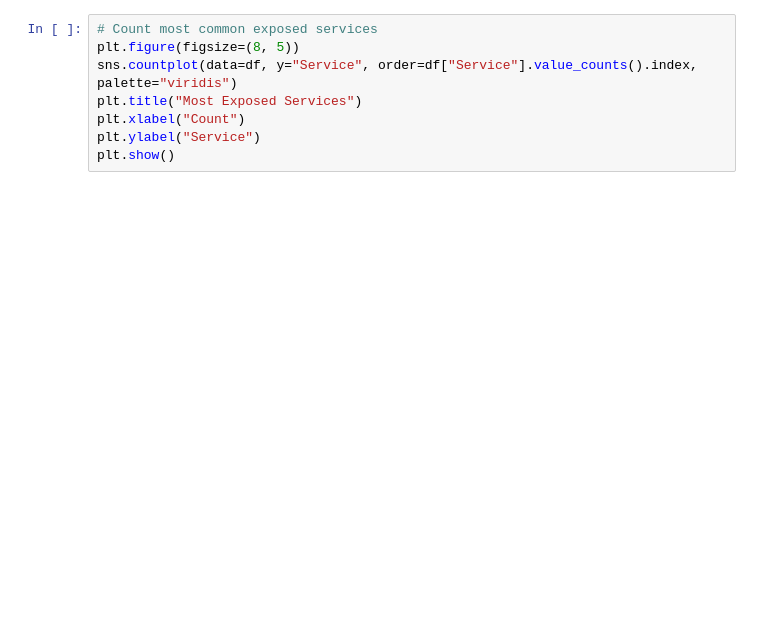
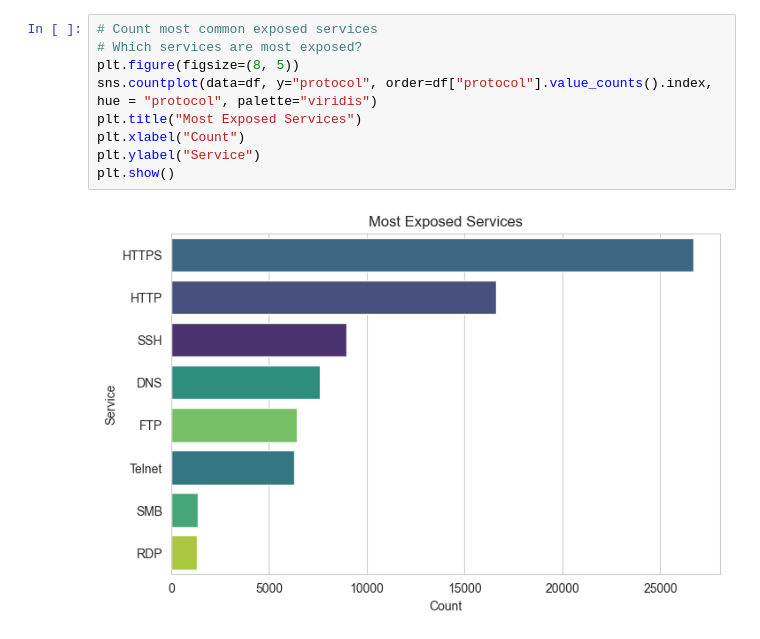
Before and after one commit to jessie-jamieson/ai_for_sec_workshop, a Jupyter notebook: notebooks/asm_explorer.ipynb, the cells around one changed output. Cells and saved outputs as stored; diff of their text form; blank space fills up the shorter version.

```diff
--- a/notebooks/asm_explorer.ipynb
+++ b/notebooks/asm_explorer.ipynb
@@ -66,9 +124,12 @@ plt.show()
 # %%
 # Count most common exposed services
+# Which services are most exposed?
 plt.figure(figsize=(8, 5))
-sns.countplot(data=df, y="Service", order=df["Service"].value_counts().index, palette="viridis")
+sns.countplot(data=df, y="protocol", order=df["protocol"].value_counts().index, hue = "protocol", palette="viridis")
 plt.title("Most Exposed Services")
 plt.xlabel("Count")
 plt.ylabel("Service")
 plt.show()
+# %% [output]
+[figure, added]
 # %%
```
Also changed, not shown: parts of 11 cells of this notebook, 4 other files.
